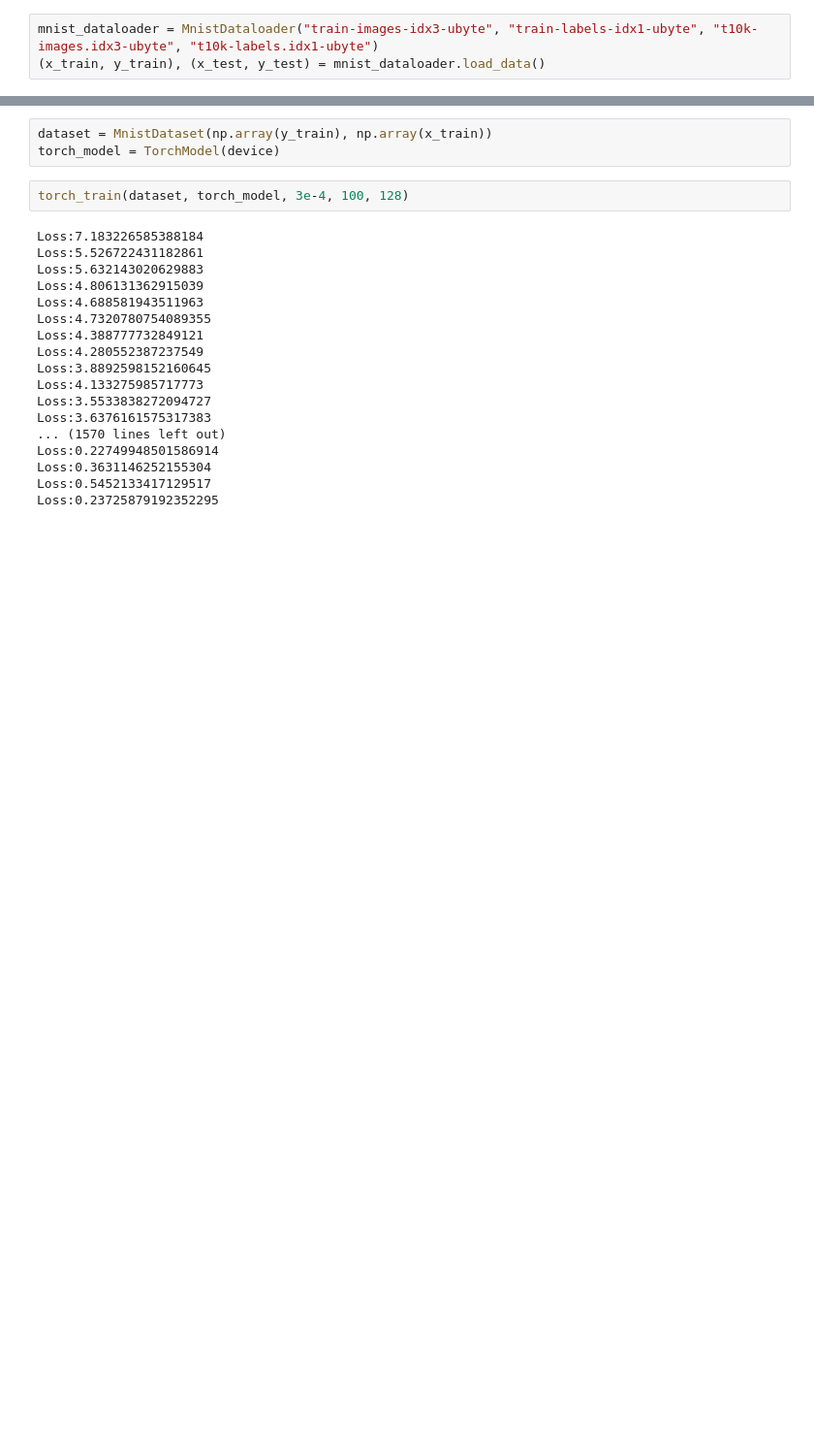
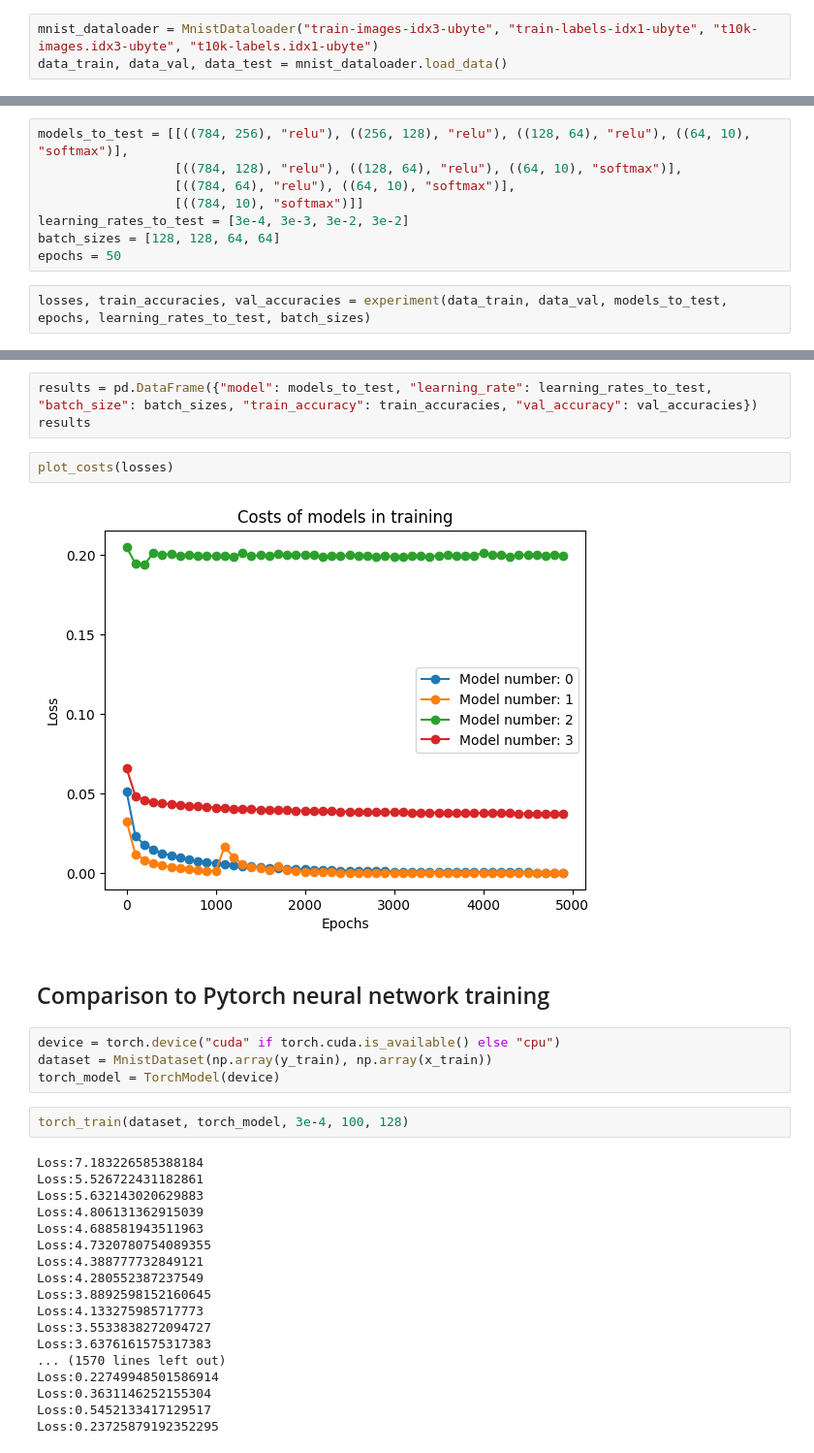
Before and after one commit to AtarSander/artificial-intelligence-from-scratch, a Jupyter notebook: Zad5/raport.ipynb, the cells around one changed output, grey strips where cells are left out. Shown at 97% size. Drawn from its saved outputs; the diff is of its cells as text; blank space fills up the shorter version.

```diff
--- a/Zad5/raport.ipynb
+++ b/Zad5/raport.ipynb
@@ -10,3 +13,3 @@ from PIL import Image as im
 # %%
 mnist_dataloader = MnistDataloader("train-images-idx3-ubyte", "train-labels-idx1-ubyte", "t10k-images.idx3-ubyte", "t10k-labels.idx1-ubyte")
-(x_train, y_train), (x_test, y_test) = mnist_dataloader.load_data()
+data_train, data_val, data_test = mnist_dataloader.load_data()
@@ -111,0 +20,10 @@ def torch_train(dataset, model, learning_rate, epochs, batch_size):
+# %%
+models_to_test = [[((784, 256), "relu"), ((256, 128), "relu"), ((128, 64), "relu"), ((64, 10), "softmax")],
+                  [((784, 128), "relu"), ((128, 64), "relu"), ((64, 10), "softmax")],
+                  [((784, 64), "relu"), ((64, 10), "softmax")],
+                  [((784, 10), "softmax")]]
+learning_rates_to_test = [3e-4, 3e-3, 3e-2, 3e-2]
+batch_sizes = [128, 128, 64, 64]
+epochs = 50
+# %%
+losses, train_accuracies, val_accuracies = experiment(data_train, data_val, models_to_test,  epochs, learning_rates_to_test, batch_sizes)
@@ -112,4 +33,14 @@ def torch_train(dataset, model, learning_rate, epochs, batch_size):
+# %%
+results = pd.DataFrame({"model": models_to_test, "learning_rate": learning_rates_to_test, "batch_size": batch_sizes, "train_accuracy": train_accuracies, "val_accuracy": val_accuracies})
+results
+# %%
+plot_costs(losses)
+# %% [output]
+[figure, added]
+# %% [markdown]
+## Comparison to Pytorch neural network training
 # %%
+device = torch.device("cuda" if torch.cuda.is_available() else "cpu")
 dataset = MnistDataset(np.array(y_train), np.array(x_train))
 torch_model = TorchModel(device)
 # %%
```
Also changed, not shown: parts of 18 cells of this notebook.
